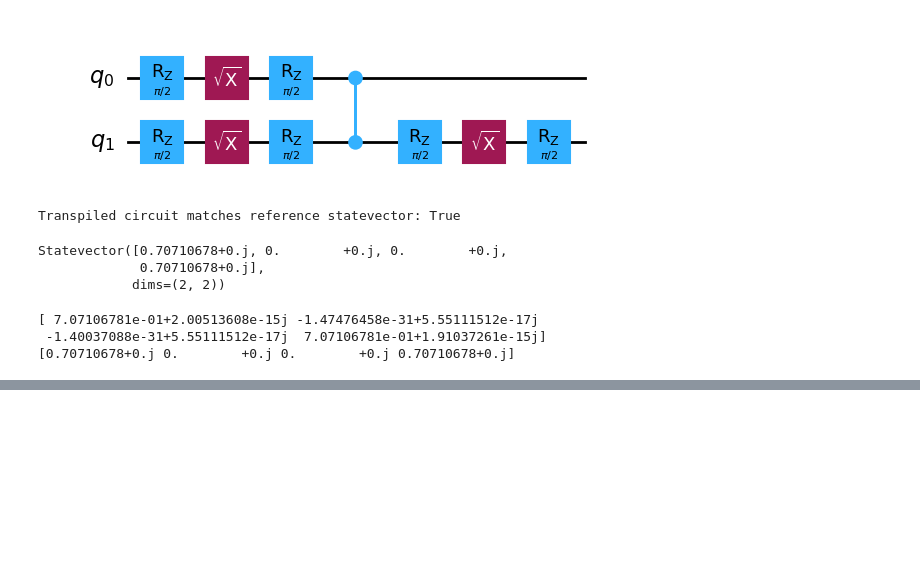
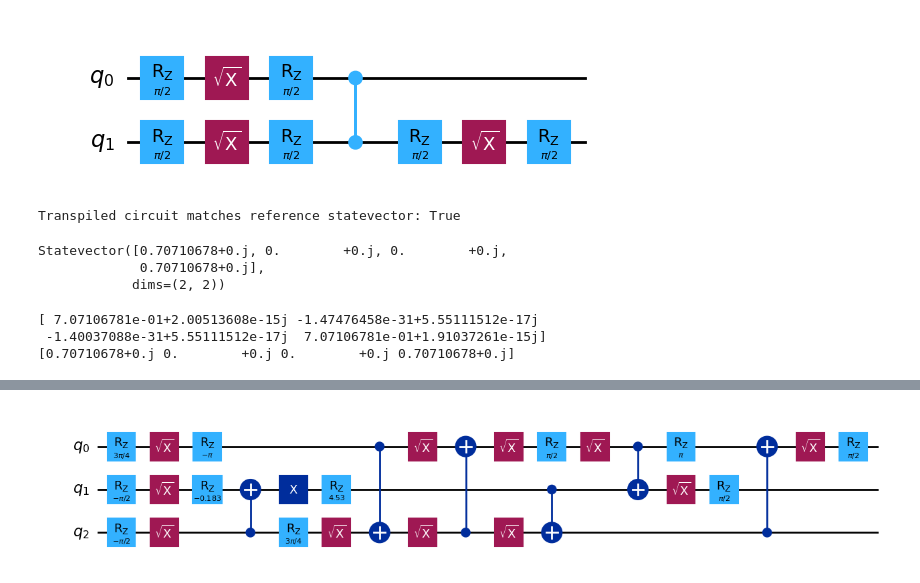
Before and after one commit to master-of-ppap/qiskit_hackathon, a Jupyter notebook: main.ipynb, the cells around one changed output, grey strips where cells are left out. Drawn from its saved outputs; the diff is of its cells as text; code cells hidden in the pictures; blank space fills up the shorter version.

```diff
--- a/main.ipynb
+++ b/main.ipynb
@@ -169,0 +176,53 @@ ERTF result: ✅ Equivalent (within ε)
+# %%
+
+# Create a quantum circuit with 3 qubits
+qc2 = QuantumCircuit(3)
+
+# --- Column 1: Initial Rz rotations ---
+qc2.rz(3 * np.pi / 4, 0)
+qc2.rz(-np.pi / 2, 1)
+qc2.rz(-np.pi / 2, 2)
+
+# --- Column 2: Initial SX gates ---
+qc2.sx(0)
+qc2.sx(1)
+qc2.sx(2)
+
+# --- Column 3 & 4: Gates on q0, q1, and a CNOT ---
+qc2.rz(-np.pi, 0)
+qc2.rz(-0.183, 1)
+qc2.cx(2, 1)
+qc2.x(1)
+
+# --- Column 5 & 6: Rz and SX gates ---
+qc2.rz(4.53, 1)
+qc2.rz(3 * np.pi / 4, 2)
+qc2.sx(2)
+
+# --- Columns 7-10: A series of CNOTs and SX gates ---
+qc2.cx(0, 2)
+qc2.sx(0)
+qc2.sx(2)
+qc2.cx(2, 0)
+qc2.sx(0)
+qc2.sx(2)
+
+# --- Columns 11-15: CNOTs and various rotations ---
+qc2.cx(1, 2)
+qc2.rz(np.pi / 2, 0)
+qc2.sx(0)
+qc2.cx(0, 1)
+qc2.rz(np.pi, 0)
+qc2.sx(1)
+qc2.rz(np.pi / 2, 1)
+
+# --- Columns 16-18: Final CNOT and gates on q0 ---
+qc2.cx(2, 0)
+qc2.sx(0)
+qc2.rz(np.pi / 2, 0)
+
+# Display the circuit
+# The 'mpl' option generates a high-quality image like the one you provided
+qc2.draw('mpl', style='iqx')
+# %% [output]
+[figure, added]
```
Also changed, not shown: parts of 9 cells of this notebook, 4 other files.
